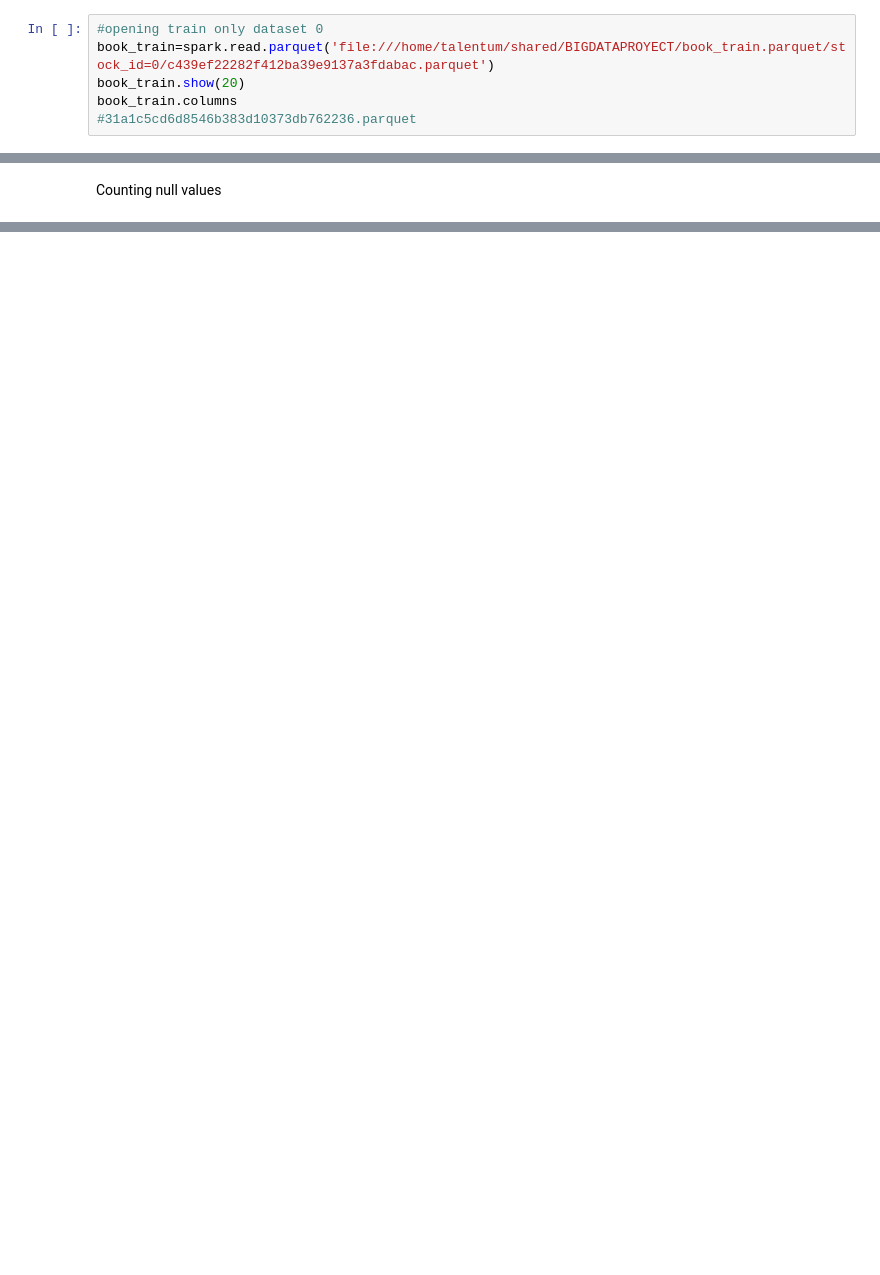
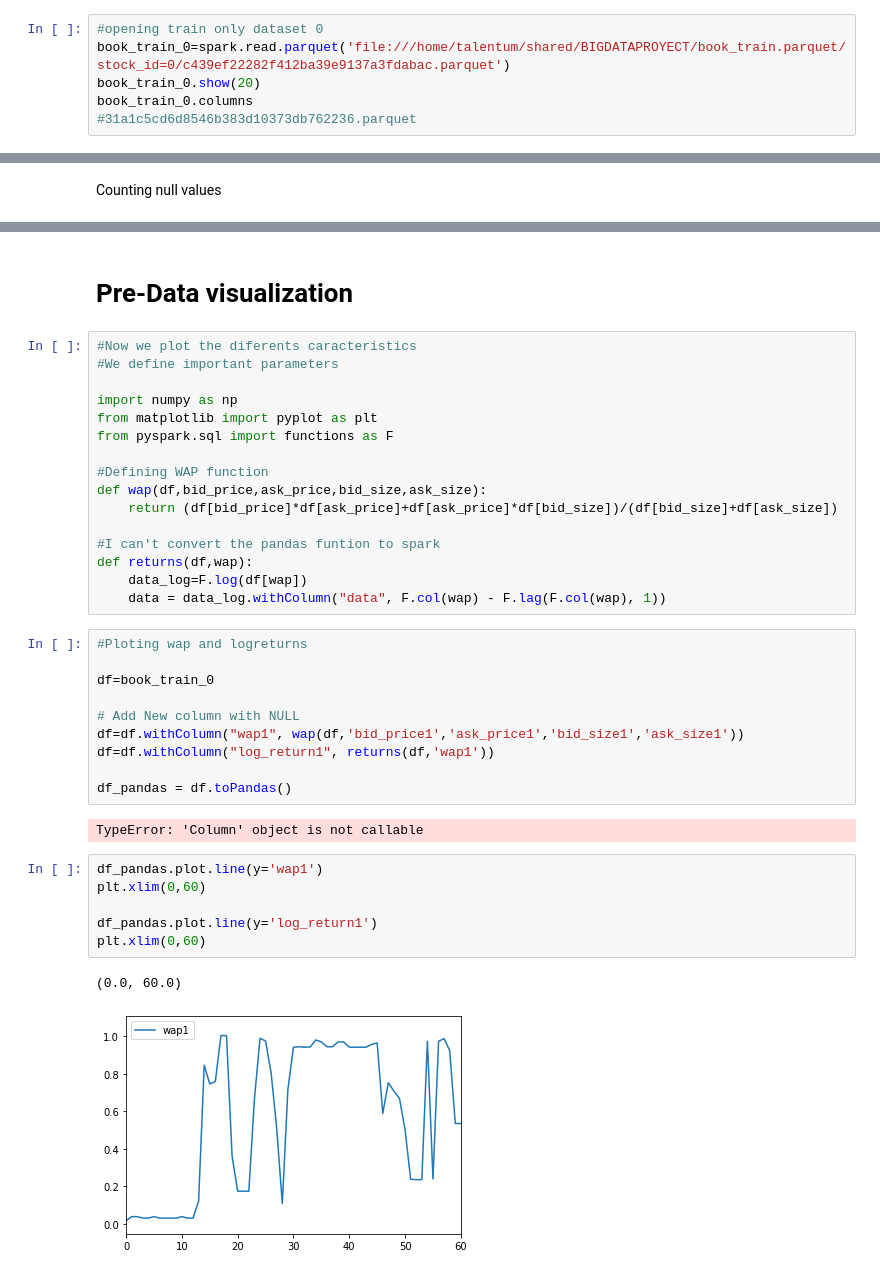
Before and after one commit to alexislusak/BigDataFinalProyect, a Jupyter notebook: Datainspection/openingDataset.ipynb, the cells around one changed output, grey strips where cells are left out. Saved outputs shown, nothing was run; the diff lists cells and outputs as text; blank space fills up the shorter version.

Commit message:
add function in spark

```diff
--- a/Datainspection/openingDataset.ipynb
+++ b/Datainspection/openingDataset.ipynb
@@ -45,9 +45,9 @@ book_test.show()
 Example of data 0 in the train data
 # %%
 #opening train only dataset 0
-book_train=spark.read.parquet('file:///home/talentum/shared/BIGDATAPROYECT/book_train.parquet/stock_id=0/c439ef22282f412ba39e9137a3fdabac.parquet')
-book_train.show(20)
-book_train.columns
+book_train_0=spark.read.parquet('file:///home/talentum/shared/BIGDATAPROYECT/book_train.parquet/stock_id=0/c439ef22282f412ba39e9137a3fdabac.parquet')
+book_train_0.show(20)
+book_train_0.columns
 #31a1c5cd6d8546b383d10373db762236.parquet
 # %% [output]
 +-------+-----------------+----------+----------+----------+----------+---------+---------+---------+---------+
@@ -145,0 +113,39 @@ mergedDF.select([count(when(isnan(c) | col(c).isNull(), c)).alias(c) for c in me
+# %% [markdown]
+# Pre-Data visualization
+# %%
+#Now we plot the diferents caracteristics
+#We define important parameters
+
+import numpy as np
+from matplotlib import pyplot as plt
+from pyspark.sql import functions as F
+
+#Defining WAP function
+def wap(df,bid_price,ask_price,bid_size,ask_size):
+    return (df[bid_price]*df[ask_price]+df[ask_price]*df[bid_size])/(df[bid_size]+df[ask_size])
+
+#I can't convert the pandas funtion to spark
+def returns(df,wap):
+    data_log=F.log(df[wap])
+    data = data_log.withColumn("data", F.col(wap) - F.lag(F.col(wap), 1))
+# %%
+#Ploting wap and logreturns
+
+df=book_train_0
+
+# Add New column with NULL
+df=df.withColumn("wap1", wap(df,'bid_price1','ask_price1','bid_size1','ask_size1'))
+df=df.withColumn("log_return1", returns(df,'wap1'))
+
+df_pandas = df.toPandas()
+# %% [output]
+TypeError: 'Column' object is not callable
+# %%
+df_pandas.plot.line(y='wap1')
+plt.xlim(0,60)
+
+df_pandas.plot.line(y='log_return1')
+plt.xlim(0,60)
+# %% [output]
+(0.0, 60.0)
+[figure, added]
```
Also changed, not shown: parts of 8 cells of this notebook.
